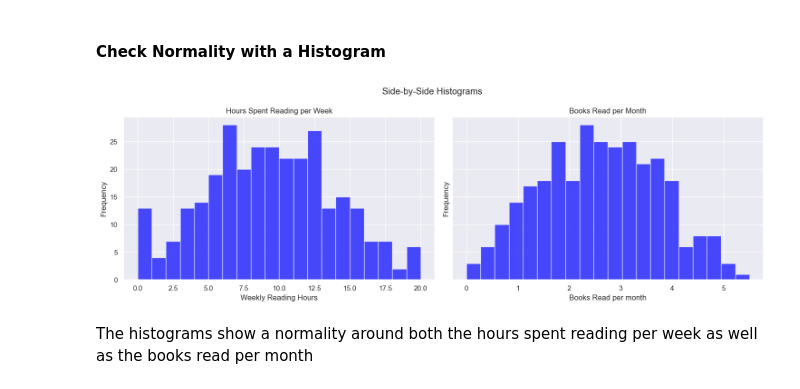
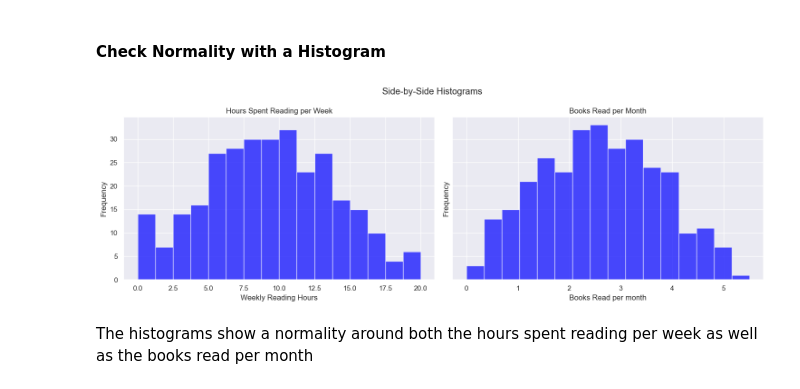
Before and after one commit to Lillian-Elek-Data/ML-with-Python, a Jupyter notebook: Simple Linear Regression/Number of Books Read - SLR.ipynb, the cells around one changed output. Saved outputs shown, nothing was run; the diff lists cells and outputs as text; code cells hidden in the pictures.

Commit message:
Updated notes and ran Test Code
Made updates to the notes and ran the code for the test data

```diff
--- a/Simple Linear Regression/Number of Books Read - SLR.ipynb
+++ b/Simple Linear Regression/Number of Books Read - SLR.ipynb
@@ -110,27 +110,27 @@ From the analysis above, nothing is jumping out as disproportionate. Some visual
 # %%
 # Create a 1x2 grid of subplots
 # sharey=True to use the same y-axis scale
 fig, axes = plt.subplots(1, 2, figsize=(15, 5), sharey=True)
 
 # Plot each histogram on a separate subplot
-axes[0].hist(data['HoursSpentReading'], bins = 20, color='blue', alpha=0.7)
+axes[0].hist(data['HoursSpentReading'], bins = 16, color='blue', alpha=0.7)
 axes[0].set_title('Hours Spent Reading per Week')
 axes[0].set_xlabel('Weekly Reading Hours')
 axes[0].set_ylabel('Frequency')
 
-axes[1].hist(data['BooksRead'], bins = 20, color='blue', alpha=0.7)
+axes[1].hist(data['BooksRead'], bins = 16, color='blue', alpha=0.7)
 axes[1].set_title('Books Read per Month')
 axes[1].set_xlabel('Books Read per month')
 axes[1].set_ylabel('Frequency')
 
 # Add a main title
 fig.suptitle('Side-by-Side Histograms')
 
 # Display the plot
 plt.tight_layout()
 plt.show()
 # %% [output]
-[figure, old version]
+[figure, new version]
 # %% [markdown]
 The histograms show a normality around both the hours spent reading per week as well as the books read per month
 # %% [markdown]
```
Also changed, not shown: parts of 33 cells of this notebook, 1 other file.
